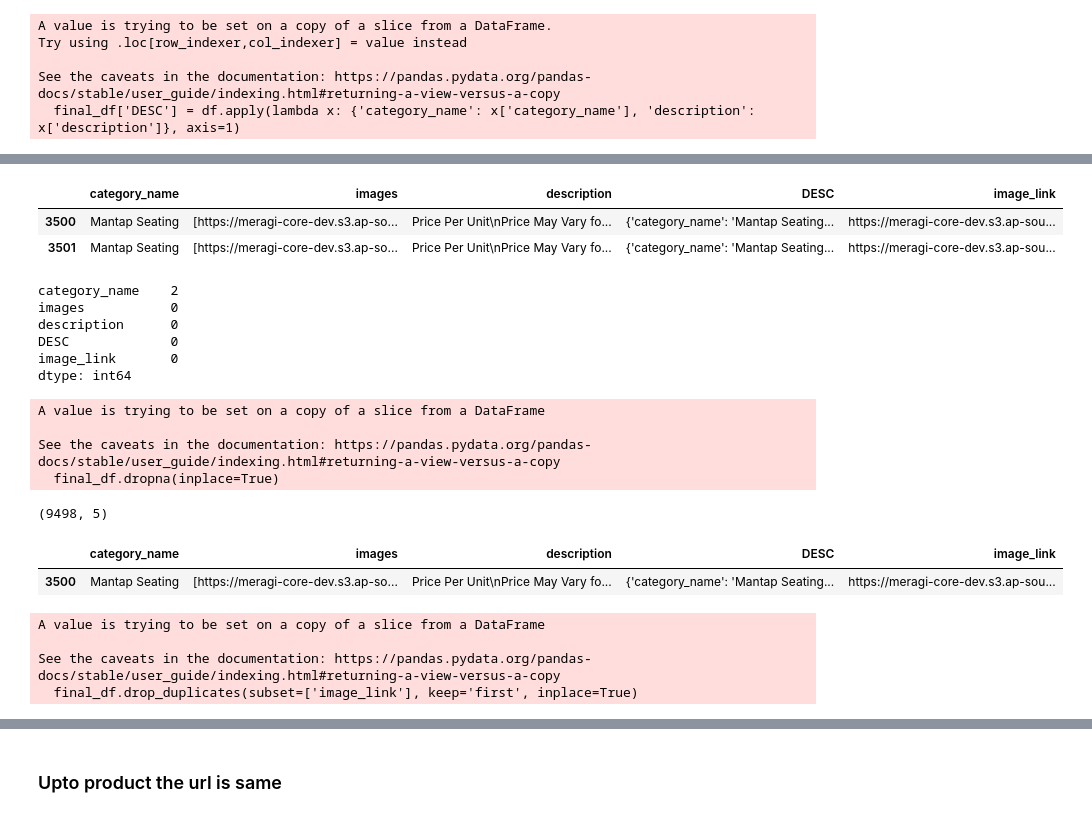
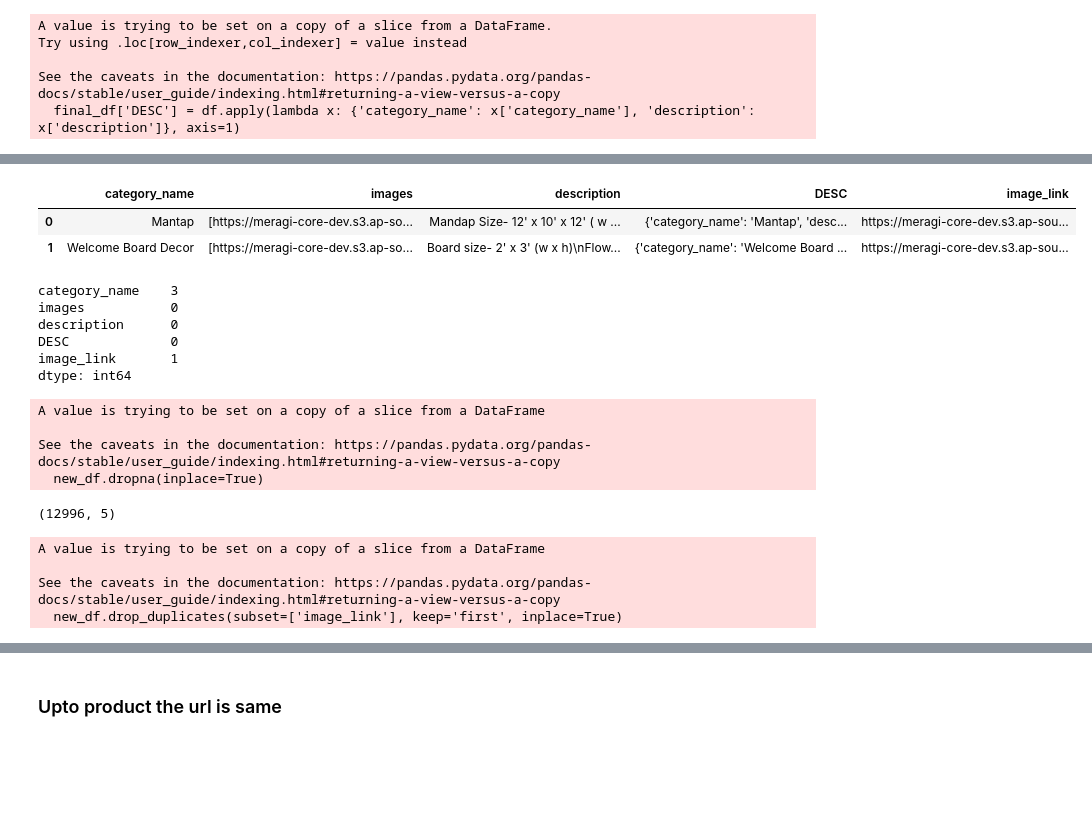
Before and after one commit to Farhan9801/joycaption, a Jupyter notebook: finetuning/training_and_inference.ipynb, the cells around one changed output, grey strips where cells are left out. Cells and saved outputs as stored; diff of their text form; code cells hidden in the pictures; blank space fills up the shorter version.

```diff
--- a/finetuning/training_and_inference.ipynb
+++ b/finetuning/training_and_inference.ipynb
@@ -109,4 +109,6 @@ df.shape
 (329390, 3)
 # %%
 final_df = df.iloc[3500:13000, :]
+# %%
+new_df = df.iloc[:13000, :]
 # %%
@@ -127,3 +129,5 @@ Try using .loc[row_indexer,col_indexer] = value instead
 
 See the caveats in the documentation: https://pandas.pydata.org/pandas-docs/stable/user_guide/indexing.html#returning-a-view-versus-a-copy
   final_df['DESC'] = df.apply(lambda x: {'category_name': x['category_name'], 'description': x['description']}, axis=1)
+# %%
+new_df['DESC'] = new_df.apply(lambda x: {'category_name': x['category_name'], 'description': x['description']}, axis=1)
@@ -136,5 +146,5 @@ final_df.head(2)
 # %%
-final_df['image_link'] = final_df.apply(lambda x: x['images'][0] if len(x['images']) != 0 else None, axis = 1)
+new_df['image_link'] = new_df.apply(lambda x: x['images'][0] if len(x['images']) != 0 else None, axis = 1)
 # %% [output]
 A value is trying to be set on a copy of a slice from a DataFrame.
 Try using .loc[row_indexer,col_indexer] = value instead
@@ -144,39 +154,34 @@ See the caveats in the documentation: https://pandas.pydata.org/pandas-docs/stab
 # %%
-final_df.head(2)
+new_df.head(2)
 # %% [output]
 |  | category_name | images | description | DESC | image_link |
-| 3500 | Mantap Seating | [https://meragi-core-dev.s3.ap-so... | Price Per Unit\nPrice May Vary fo... | {'category_name': 'Mantap Seating... | https://meragi-core-dev.s3.ap-sou... |
-| 3501 | Mantap Seating | [https://meragi-core-dev.s3.ap-so... | Price Per Unit\nPrice May Vary fo... | {'category_name': 'Mantap Seating... | https://meragi-core-dev.s3.ap-sou... |
+| 0 | Mantap | [https://meragi-core-dev.s3.ap-so... | Mandap Size- 12' x 10' x 12' ( w ... | {'category_name': 'Mantap', 'desc... | https://meragi-core-dev.s3.ap-sou... |
+| 1 | Welcome Board Decor | [https://meragi-core-dev.s3.ap-so... | Board size- 2' x 3' (w x h)\nFlow... | {'category_name': 'Welcome Board ... | https://meragi-core-dev.s3.ap-sou... |
 # %%
-final_df.isna().sum()
+new_df.isna().sum()
 # %% [output]
-category_name    2
+category_name    3
 images           0
 description      0
 DESC             0
-image_link       0
+image_link       1
 dtype: int64
 # %%
-final_df.dropna(inplace=True)
+new_df.dropna(inplace=True)
 # %% [output]
 A value is trying to be set on a copy of a slice from a DataFrame
 
 See the caveats in the documentation: https://pandas.pydata.org/pandas-docs/stable/user_guide/indexing.html#returning-a-view-versus-a-copy
-  final_df.dropna(inplace=True)
+  new_df.dropna(inplace=True)
 # %%
-final_df.shape
+new_df.shape
 # %% [output]
-(9498, 5)
+(12996, 5)
-# %%
-final_df.head(1)
-# %% [output]
-|  | category_name | images | description | DESC | image_link |
-| 3500 | Mantap Seating | [https://meragi-core-dev.s3.ap-so... | Price Per Unit\nPrice May Vary fo... | {'category_name': 'Mantap Seating... | https://meragi-core-dev.s3.ap-sou... |
 # %%
-final_df.drop_duplicates(subset=['image_link'], keep='first', inplace=True)
+new_df.drop_duplicates(subset=['image_link'], keep='first', inplace=True)
 # %% [output]
 A value is trying to be set on a copy of a slice from a DataFrame
 
 See the caveats in the documentation: https://pandas.pydata.org/pandas-docs/stable/user_guide/indexing.html#returning-a-view-versus-a-copy
-  final_df.drop_duplicates(subset=['image_link'], keep='first', inplace=True)
+  new_df.drop_duplicates(subset=['image_link'], keep='first', inplace=True)
 # %%
```
Also changed, not shown: parts of 41 cells of this notebook, 2 other files.
